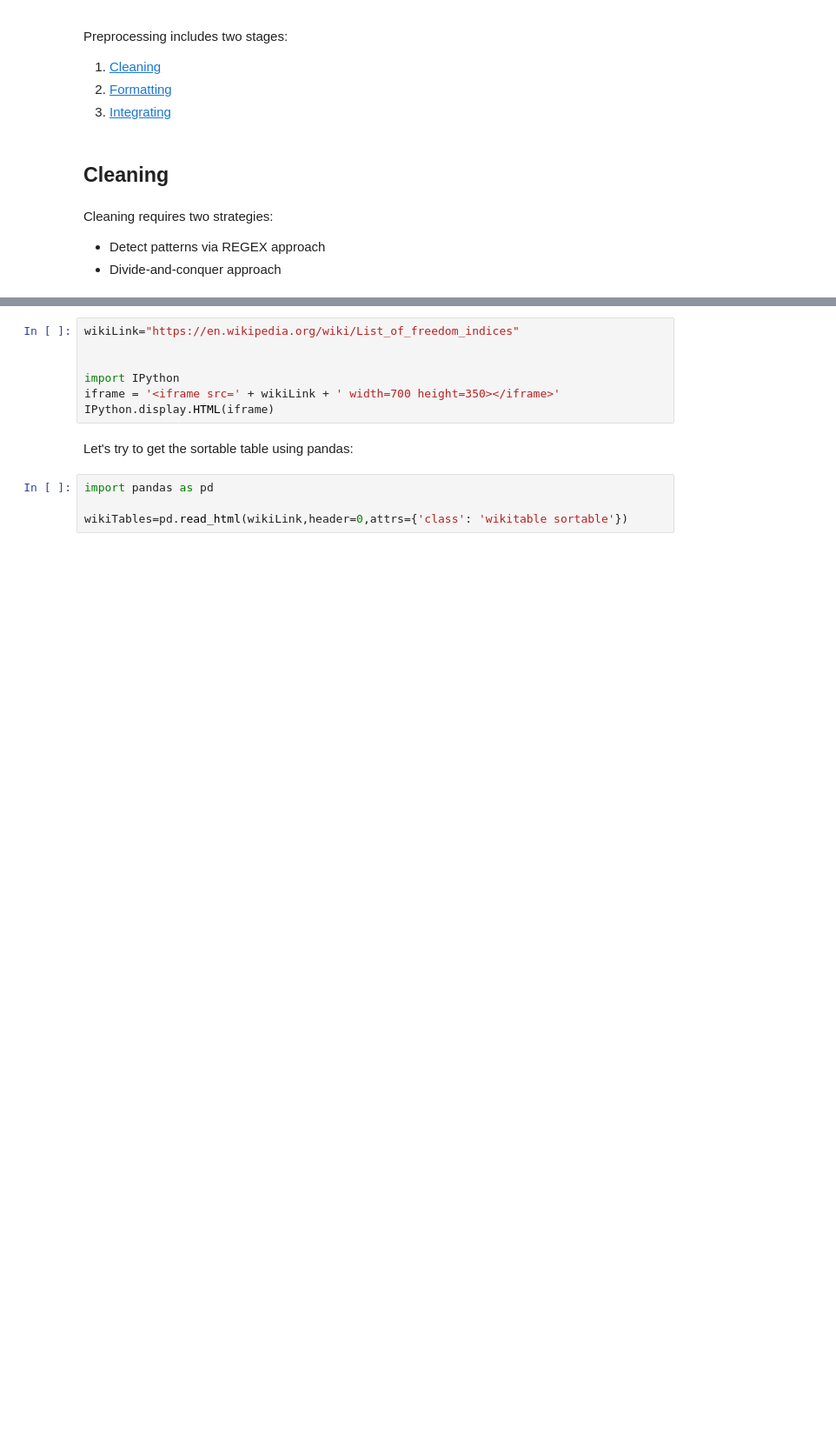
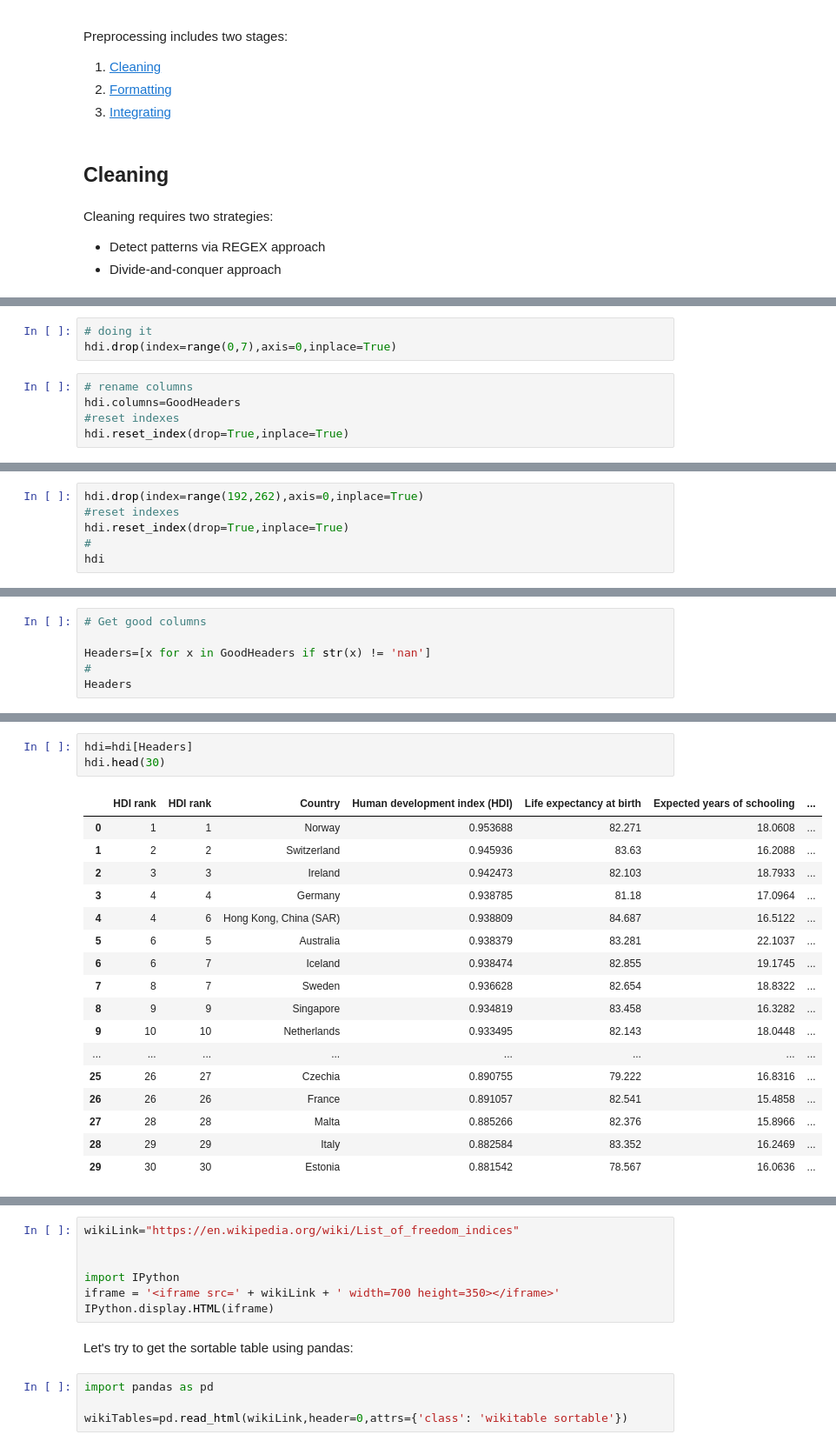
Before and after one commit to eScienceWinterSchool/PythonSession, a Jupyter notebook: index.ipynb, the cells around one changed output, grey strips where cells are left out. Shown at 87% size. Cells and saved outputs as stored; diff of their text form; blank space fills up the shorter version.

```diff
--- a/index.ipynb
+++ b/index.ipynb
@@ -412,0 +491,8 @@ Cleaning requires two strategies:
+# %%
+# doing it
+hdi.drop(index=range(0,7),axis=0,inplace=True)
+# %%
+# rename columns
+hdi.columns=GoodHeaders
+#reset indexes
+hdi.reset_index(drop=True,inplace=True)
@@ -412,0 +543,6 @@ Cleaning requires two strategies:
+# %%
+hdi.drop(index=range(192,262),axis=0,inplace=True)
+#reset indexes
+hdi.reset_index(drop=True,inplace=True)
+#
+hdi
@@ -412,0 +565,6 @@ Cleaning requires two strategies:
+# %%
+# Get good columns
+
+Headers=[x for x in GoodHeaders if str(x) != 'nan']
+#
+Headers
@@ -412,0 +593,21 @@ Cleaning requires two strategies:
+# %%
+hdi=hdi[Headers]
+hdi.head(30)
+# %% [output]
+|  | HDI rank | HDI rank | Country | Human development index (HDI) | Life expectancy at birth | Expected years of schooling | ... |
+| 0 | 1 | 1 | Norway | 0.953688 | 82.271 | 18.0608 | ... |
+| 1 | 2 | 2 | Switzerland | 0.945936 | 83.63 | 16.2088 | ... |
+| 2 | 3 | 3 | Ireland | 0.942473 | 82.103 | 18.7933 | ... |
+| 3 | 4 | 4 | Germany | 0.938785 | 81.18 | 17.0964 | ... |
+| 4 | 4 | 6 | Hong Kong, China (SAR) | 0.938809 | 84.687 | 16.5122 | ... |
+| 5 | 6 | 5 | Australia | 0.938379 | 83.281 | 22.1037 | ... |
+| 6 | 6 | 7 | Iceland | 0.938474 | 82.855 | 19.1745 | ... |
+| 7 | 8 | 7 | Sweden | 0.936628 | 82.654 | 18.8322 | ... |
+| 8 | 9 | 9 | Singapore | 0.934819 | 83.458 | 16.3282 | ... |
+| 9 | 10 | 10 | Netherlands | 0.933495 | 82.143 | 18.0448 | ... |
+| ... | ... | ... | ... | ... | ... | ... | ... |
+| 25 | 26 | 27 | Czechia | 0.890755 | 79.222 | 16.8316 | ... |
+| 26 | 26 | 26 | France | 0.891057 | 82.541 | 15.4858 | ... |
+| 27 | 28 | 28 | Malta | 0.885266 | 82.376 | 15.8966 | ... |
+| 28 | 29 | 29 | Italy | 0.882584 | 83.352 | 16.2469 | ... |
+| 29 | 30 | 30 | Estonia | 0.881542 | 78.567 | 16.0636 | ... |
```
Also changed, not shown: parts of 17 cells of this notebook.
